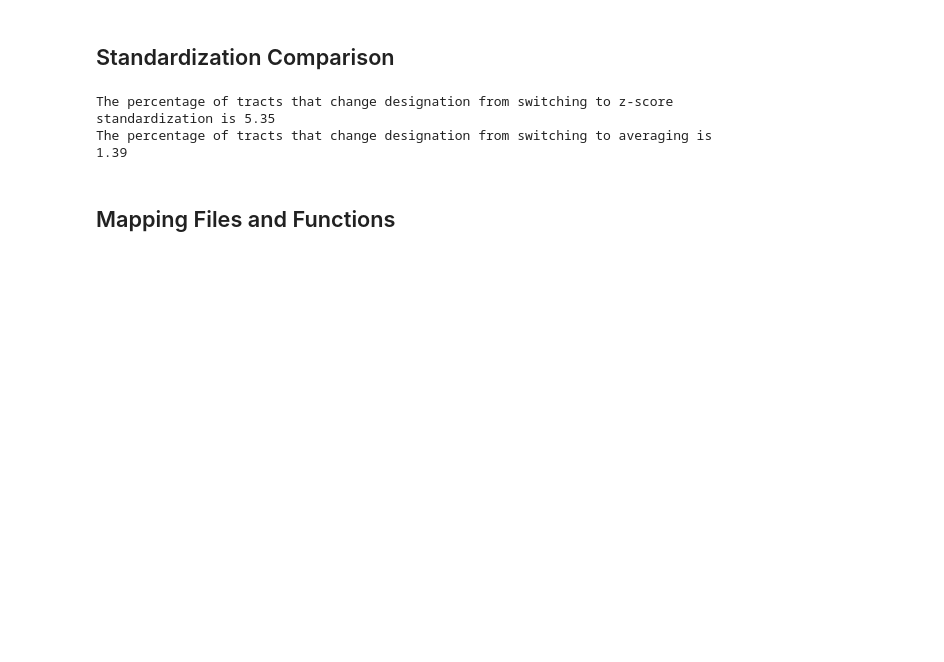
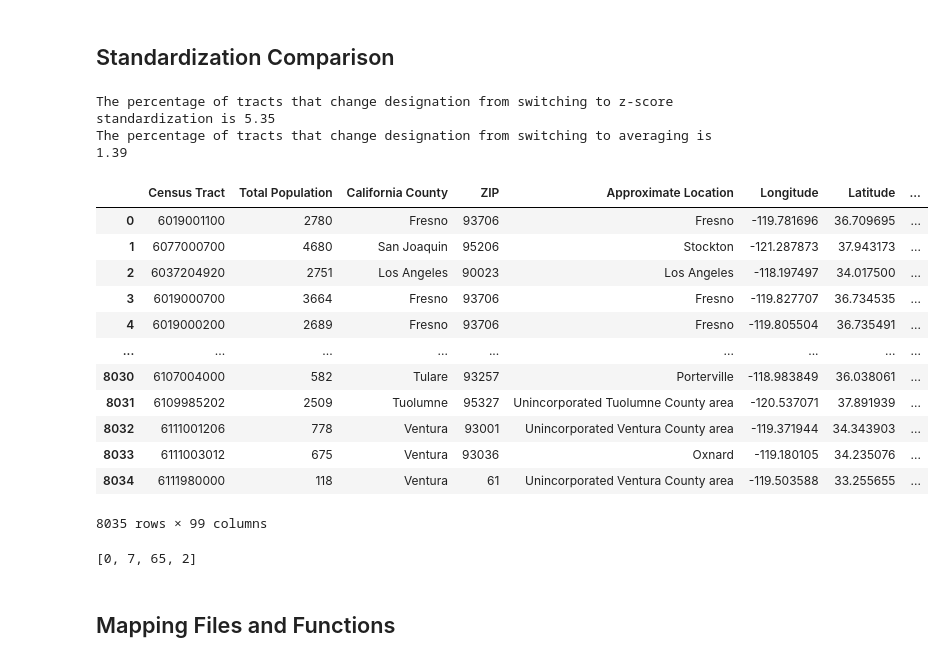
Before and after one commit to ChrisFrazer04/CalEnviroScreen-proj, a Jupyter notebook: backend/app/Scripts/Testing.ipynb, the cells around one changed output. Drawn from its saved outputs; the diff is of its cells as text; code cells hidden in the pictures; blank space fills up the shorter version.

```diff
--- a/backend/app/Scripts/Testing.ipynb
+++ b/backend/app/Scripts/Testing.ipynb
@@ -275,6 +273,50 @@ print('The percentage of tracts that change designation from switching to averag
 # %% [output]
 The percentage of tracts that change designation from switching to z-score standardization is 5.35
 The percentage of tracts that change designation from switching to averaging is 1.39
+# %%
+pctl_cols = [x for x in ces_df2.columns if x.split()[-1] == 'Pctl' and x.split('_')[0] != 'CDC' and x.split()[0] != 'Pop.']
+ces_df3 = ces_df2.copy()
+pctl_cols += ["Census Tract"]
+ces_df2[pctl_cols]
+def get_top5(row, cols):
+    top5 = []
+    row = row[:-1]
+    row = list(row)
+    for n in np.arange(5):
+        maximum = max(row)
+        max_ind = row.index(maximum)
+        col = cols[max_ind]
+        row[max_ind] = 0
+        top5.append(col)
+    return top5
+
+ind_translator = {
+    "Ozone": 'Ozone',
+    "PM2.5": "PM 2.5",
+    "Diesel PM": ""
+}
+ces_df2['top5'] = ces_df2[pctl_cols].apply(lambda row: get_top5(row, pctl_cols), axis=1)
+ces_df2
+# %% [output]
+|  | Census Tract | Total Population | California County | ZIP | Approximate Location | Longitude | Latitude | ... |
+| 0 | 6019001100 | 2780 | Fresno | 93706 | Fresno | -119.781696 | 36.709695 | ... |
+| 1 | 6077000700 | 4680 | San Joaquin | 95206 | Stockton | -121.287873 | 37.943173 | ... |
+| 2 | 6037204920 | 2751 | Los Angeles | 90023 | Los Angeles | -118.197497 | 34.017500 | ... |
+| 3 | 6019000700 | 3664 | Fresno | 93706 | Fresno | -119.827707 | 36.734535 | ... |
+| 4 | 6019000200 | 2689 | Fresno | 93706 | Fresno | -119.805504 | 36.735491 | ... |
+| ... | ... | ... | ... | ... | ... | ... | ... | ... |
+| 8030 | 6107004000 | 582 | Tulare | 93257 | Porterville | -118.983849 | 36.038061 | ... |
+| 8031 | 6109985202 | 2509 | Tuolumne | 95327 | Unincorporated Tuolumne County area | -120.537071 | 37.891939 | ... |
+| 8032 | 6111001206 | 778 | Ventura | 93001 | Unincorporated Ventura County area | -119.371944 | 34.343903 | ... |
+| 8033 | 6111003012 | 675 | Ventura | 93036 | Oxnard | -119.180105 | 34.235076 | ... |
+| 8034 | 6111980000 | 118 | Ventura | 61 | Unincorporated Ventura County area | -119.503588 | 33.255655 | ... |
+8035 rows × 99 columns
+# %%
+l1 = [0,7,65,2,41]
+l1.index(7)
+l1[:-1]
+# %% [output]
+[0, 7, 65, 2]
 # %% [markdown]
 ## Mapping Files and Functions
 # %% [markdown]
```
Also changed, not shown: parts of 1 cell of this notebook, 15 other files.
